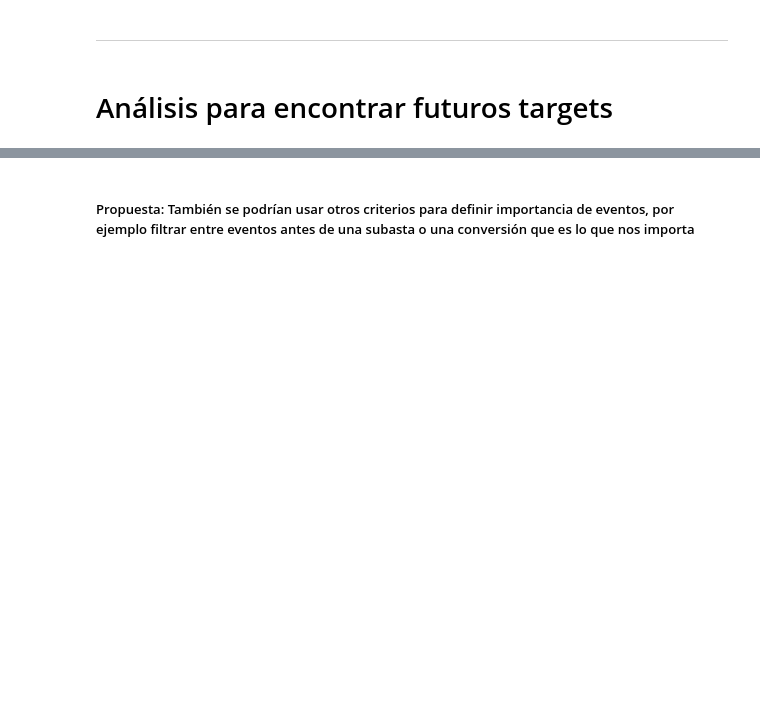
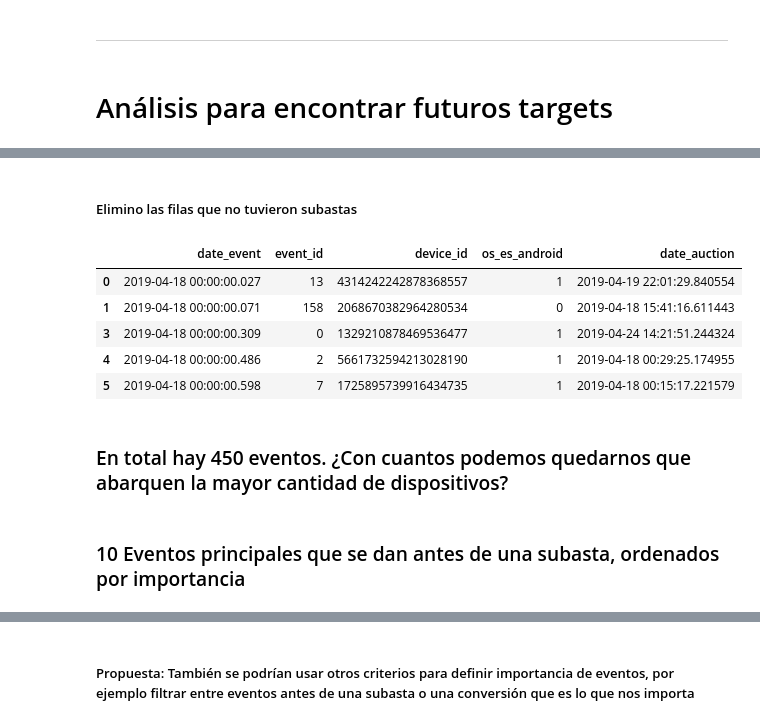
Before and after one commit to mateoicalvo/7506, a Jupyter notebook: tp2/modelo/feature_engineering/events/analisis_comportamiento_events.ipynb, the cells around one changed output, grey strips where cells are left out. Cells and saved outputs as stored; diff of their text form; code cells hidden in the pictures; blank space fills up the shorter version.

```diff
--- a/tp2/modelo/feature_engineering/events/analisis_comportamiento_events.ipynb
+++ b/tp2/modelo/feature_engineering/events/analisis_comportamiento_events.ipynb
@@ -64,0 +66,2 @@ top_eventos = top_eventos.index.to_list()
+# %%
+auctions.drop(columns = ["source_id","ref_type_id"],inplace = True)
@@ -64,0 +75,9 @@ top_eventos = top_eventos.index.to_list()
+# %%
+auctions = pd.merge_asof(events,auctions,left_on = "date_event",
+                     right_on = "date_auction",
+                     by ="device_id",
+                     suffixes=("_event","_auction"),direction = "forward")
+# %% [markdown]
+##### Elimino las filas que no tuvieron subastas
+# %%
+auctions.dropna(inplace = True)
@@ -64,0 +86,9 @@ top_eventos = top_eventos.index.to_list()
+# %%
+auctions.head()
+# %% [output]
+|  | date_event | event_id | device_id | os_es_android | date_auction |
+| 0 | 2019-04-18 00:00:00.027 | 13 | 4314242242878368557 | 1 | 2019-04-19 22:01:29.840554 |
+| 1 | 2019-04-18 00:00:00.071 | 158 | 2068670382964280534 | 0 | 2019-04-18 15:41:16.611443 |
+| 3 | 2019-04-18 00:00:00.309 | 0 | 1329210878469536477 | 1 | 2019-04-24 14:21:51.244324 |
+| 4 | 2019-04-18 00:00:00.486 | 2 | 5661732594213028190 | 1 | 2019-04-18 00:29:25.174955 |
+| 5 | 2019-04-18 00:00:00.598 | 7 | 1725895739916434735 | 1 | 2019-04-18 00:15:17.221579 |
@@ -64,0 +98,4 @@ top_eventos = top_eventos.index.to_list()
+# %% [markdown]
+### En total hay 450 eventos. ¿Con cuantos podemos quedarnos que abarquen la mayor cantidad de dispositivos?
+# %% [markdown]
+### 10 Eventos principales que se dan antes de una subasta, ordenados por importancia
```
Also changed, not shown: parts of 63 cells of this notebook, 1 other file.
